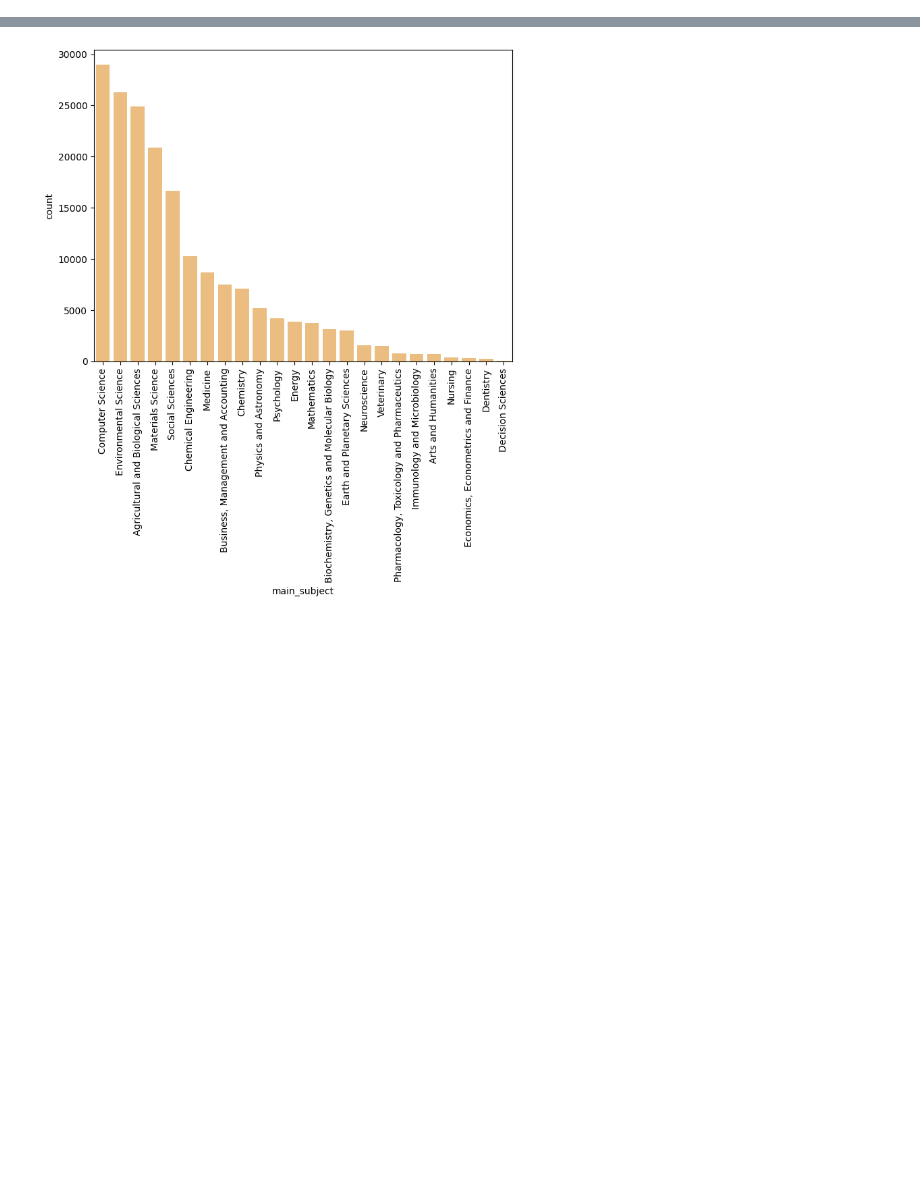
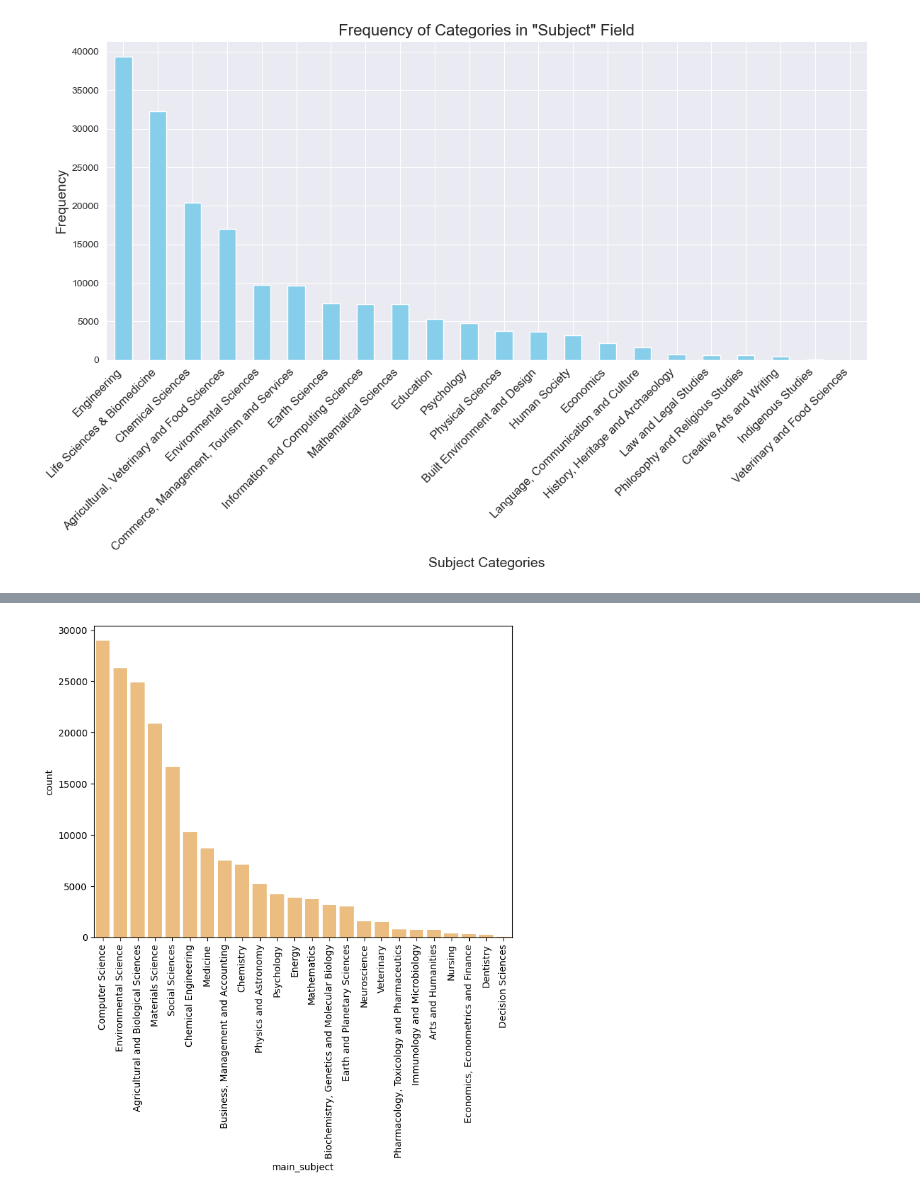
Before and after one commit to zahediparsa/Google-Scholar-Data-Mining, a Jupyter notebook: src/analysis.ipynb, the cells around one changed output, grey strips where cells are left out. Cells and saved outputs as stored; diff of their text form; code cells hidden in the pictures; blank space fills up the shorter version.

```diff
--- a/src/analysis.ipynb
+++ b/src/analysis.ipynb
@@ -26,0 +45,14 @@ articles
+# %%
+subject_counts = articles['subject'].value_counts()
+
+# Plot the frequency of the top 23 categories in the "subject" field
+plt.figure(figsize=(12, 8))
+subject_counts.head(23).plot(kind='bar', color='skyblue')
+plt.title('Frequency of Categories in "Subject" Field', fontsize=16)
+plt.xlabel('Subject Categories', fontsize=14)
+plt.ylabel('Frequency', fontsize=14)
+plt.xticks(rotation=45, ha='right', fontsize=12)
+plt.tight_layout()
+plt.show()
+# %% [output]
+[figure, added]
```
Also changed, not shown: parts of 36 cells of this notebook, 2 other files.
